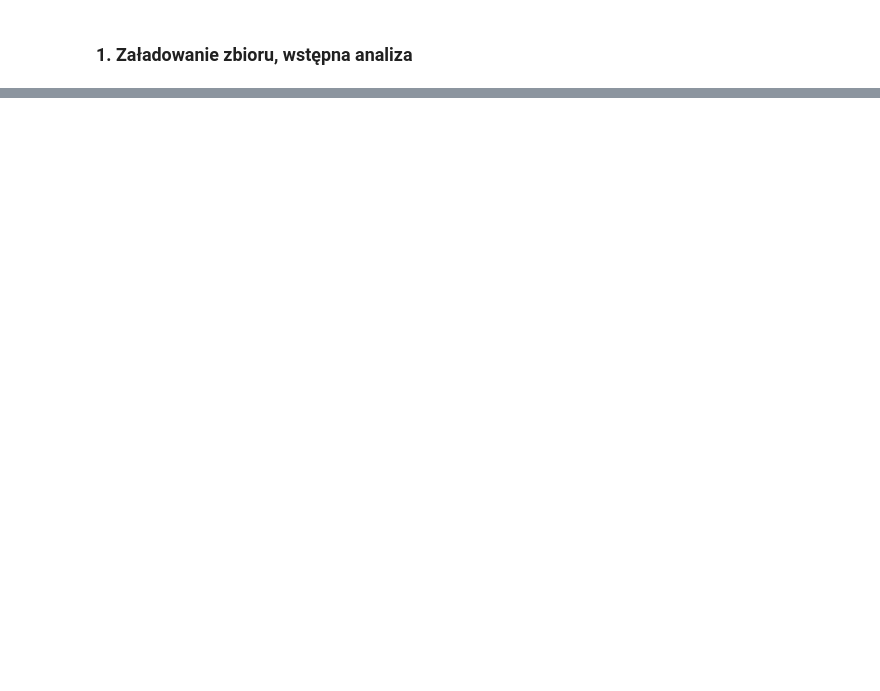
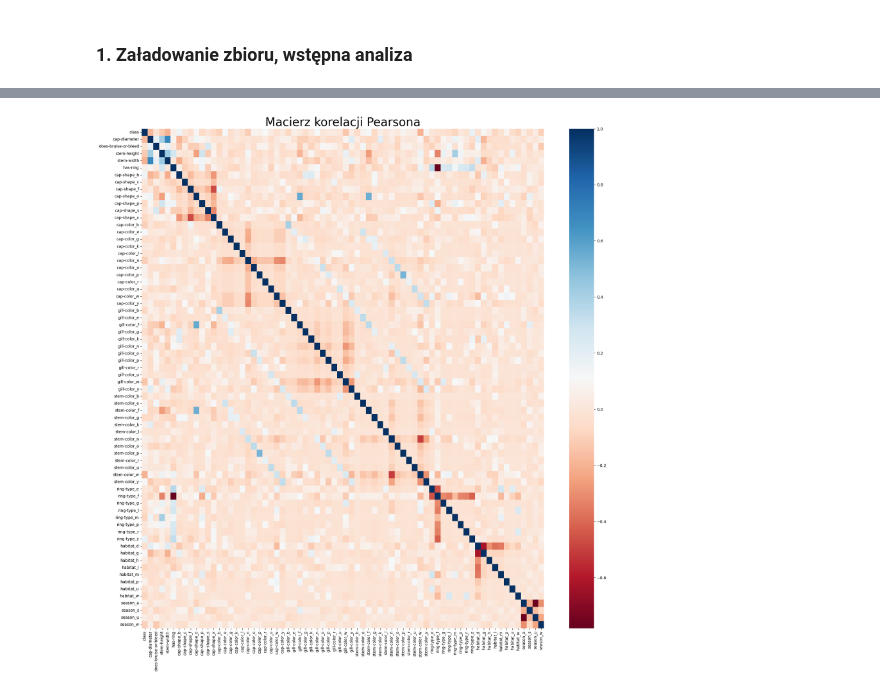
Before and after one commit to mweuro/ML_2024, a Jupyter notebook: task_3/ML_3.ipynb, the cells around one changed output, grey strips where cells are left out. Cells and saved outputs as stored; diff of their text form; code cells hidden in the pictures; blank space fills up the shorter version.

```diff
--- a/task_3/ML_3.ipynb
+++ b/task_3/ML_3.ipynb
@@ -91,0 +78,17 @@ def plain_tree(X, y):
+# %%
+def clear_na(df = df):
+
+    df = df.drop(['spore-print-color',
+                'veil-color',
+                'veil-type',
+                'stem-surface',
+                'stem-root',
+                'gill-spacing',
+                'gill-attachment',
+                'cap-surface'], axis = 1).reset_index(drop = True)
+    df['ring-type'] = df['ring-type'].fillna(df['ring-type'].mode()[0])
+
+    return df
+
+df = clear_na()
+df.head()
@@ -91,0 +137,18 @@ def plain_tree(X, y):
+# %%
+# Kodowanie zmiennych kategorycznych
+def encode_cat(df = df):
+
+    cat_names = df.columns.tolist()
+    for element in df.select_dtypes(include = ['float']).columns.tolist():
+        cat_names.remove(element)
+    for column in cat_names:
+        if df[column].nunique() == 2:
+            cat_names.remove(column)
+    df = pd.get_dummies(df, columns = cat_names, prefix = cat_names, prefix_sep = '_').replace({True: 1, False: 0})
+    df['has-ring'] = df['has-ring'].replace({'t': 1, 'f': 0})
+    df['does-bruise-or-bleed'] = df['does-bruise-or-bleed'].replace({'t': 1, 'f': 0})
+    df['class'] = df['class'].replace({'p': 1, 'e': 0})
+    return df
+
+df_dummy = encode_cat()
+df_dummy.head()
@@ -91,0 +163,10 @@ def plain_tree(X, y):
+# %%
+df_corr = df_dummy.corr()
+pearson_corr_features = df_corr.index
+
+plt.figure(figsize = (23, 23))
+sns.heatmap(df_dummy[pearson_corr_features].corr(), cmap = 'RdBu')
+plt.title('Macierz korelacji Pearsona', fontsize = 30)
+plt.show()
+# %% [output]
+[figure, added]
```
Also changed, not shown: parts of 45 cells of this notebook.
